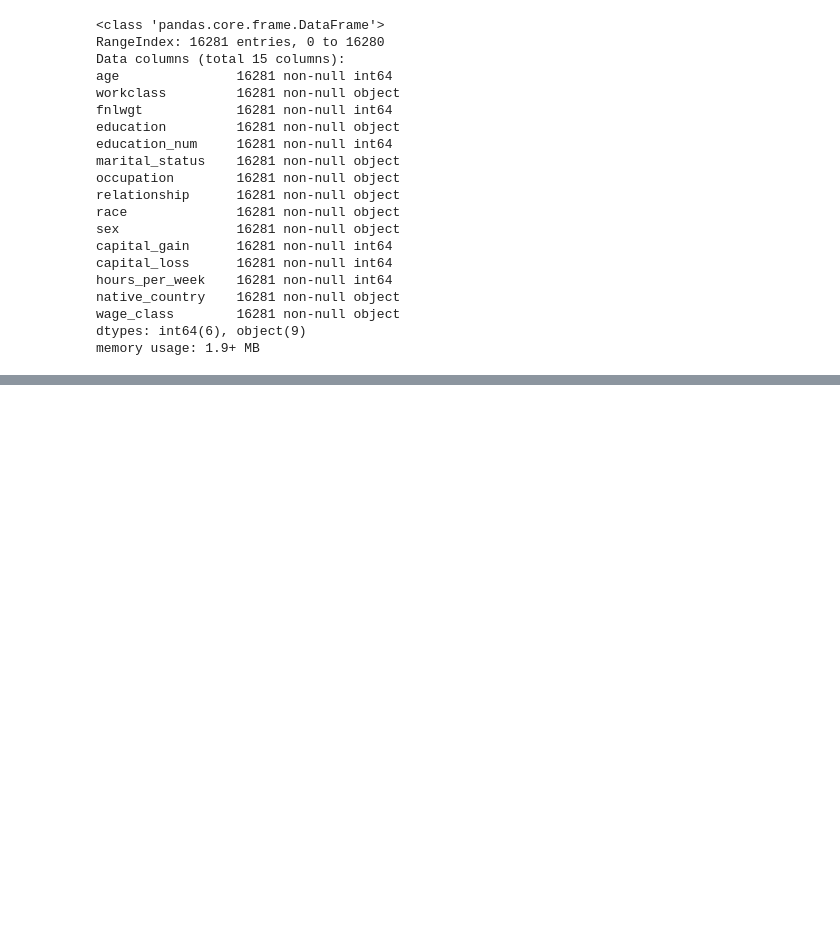
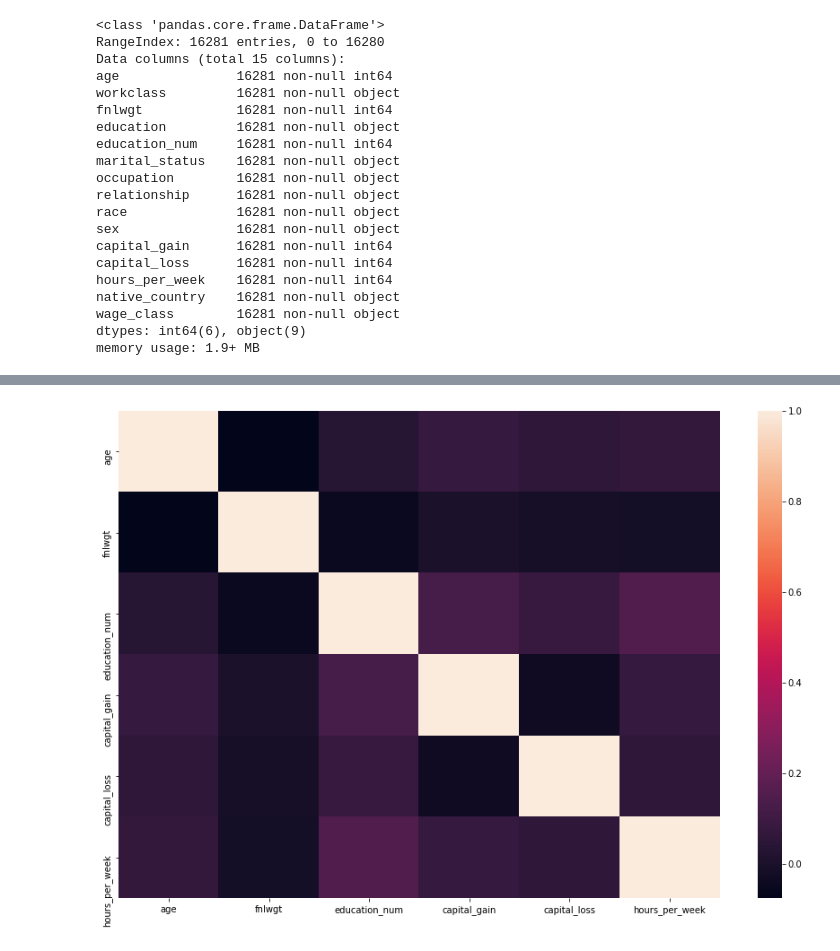
Before and after one commit to ShifanaJishadh/Project-3, a Jupyter notebook: Project 3.ipynb, the cells around one changed output, grey strips where cells are left out. Drawn from its saved outputs; the diff is of its cells as text; code cells hidden in the pictures; blank space fills up the shorter version.

```diff
--- a/Project 3.ipynb
+++ b/Project 3.ipynb
@@ -93,0 +111,5 @@ memory usage: 1.9+ MB
+# %%
+plt.figure(figsize=(15,10))
+sns.heatmap(Train_set.corr());
+# %% [output]
+[figure, added]
```
Also changed, not shown: parts of 21 cells of this notebook.
